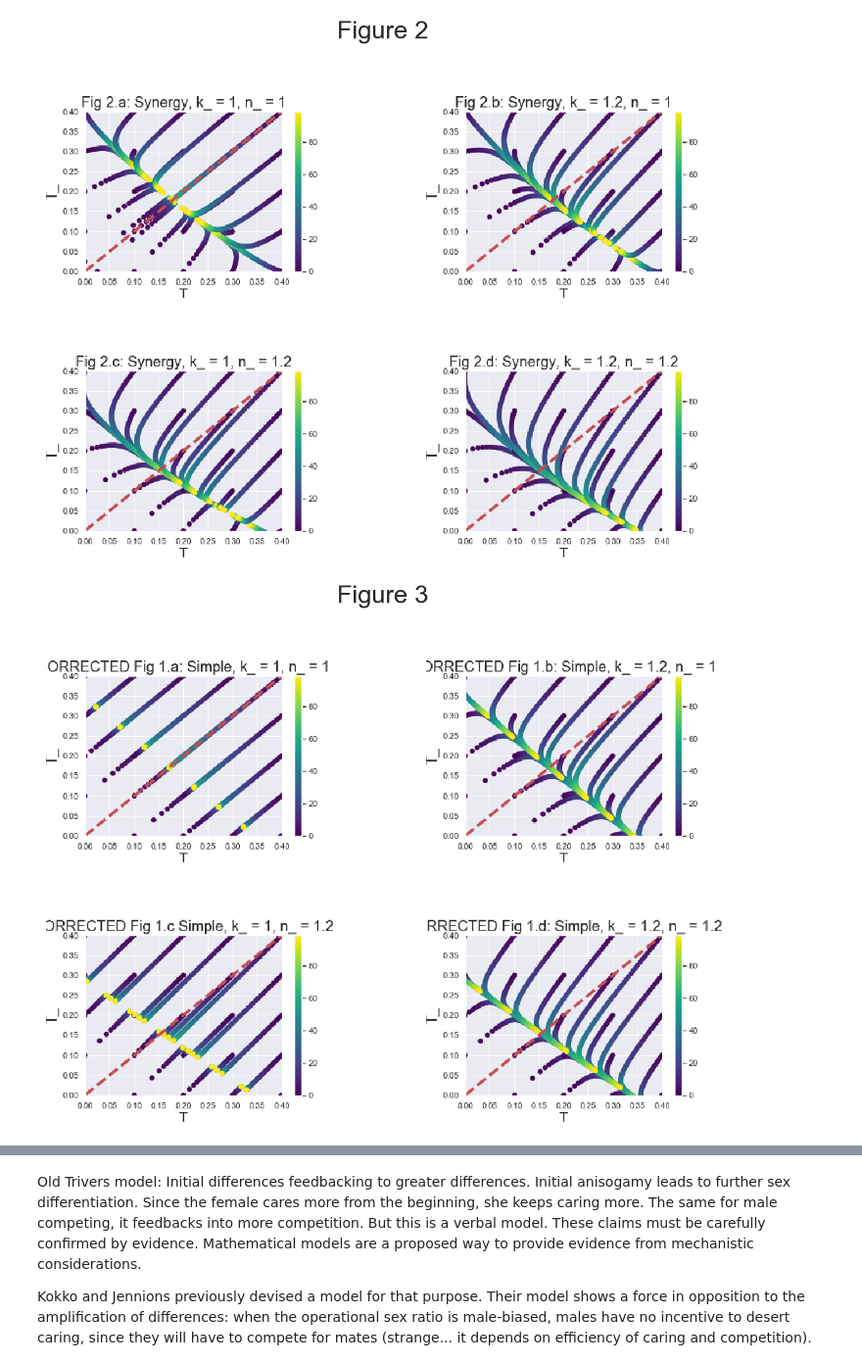
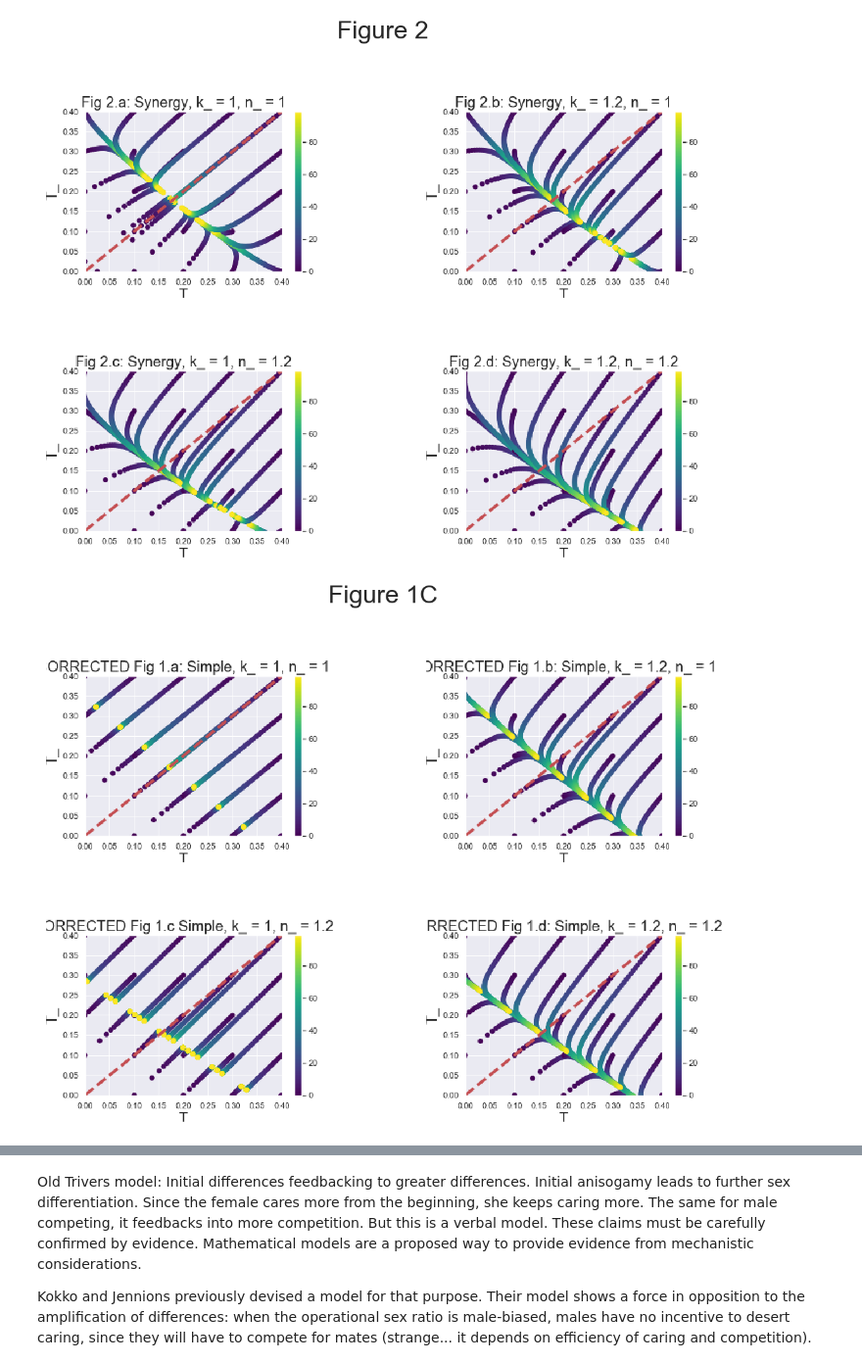
Before and after one commit to LR-GUI/My-Projects, a Jupyter notebook: Ecology/Ecology-Fromhage_Jennions_2016.ipynb, the cells around one changed output, grey strips where cells are left out. Shown at 98% size. Saved outputs shown, nothing was run; the diff lists cells and outputs as text; code cells hidden in the pictures.

```diff
--- a/Ecology/Ecology-Fromhage_Jennions_2016.ipynb
+++ b/Ecology/Ecology-Fromhage_Jennions_2016.ipynb
@@ -67,32 +94,32 @@ plt.show()
 # %%
 # Figure 1C
 
 fig2a, ax2 = plt.subplots(2,2, sharex=True, figsize=(20,14), )
-fig2a.suptitle('Figure 3', fontsize=40)
+fig2a.suptitle('Figure 1C', fontsize=40)
 
 image1 = plt.imread('a1C.png')
 im1 = ax2[0][0].imshow(image1)
 
 image2 = plt.imread('a2C.png')
 im2 = ax2[0][1].imshow(image2)
 
 image3 = plt.imread('a3C.png')
 im3 = ax2[1][0].imshow(image3)
 
 image4 = plt.imread('a4C.png')
 im4 = ax2[1][1].imshow(image4)
 
 ax2[0][1].xaxis.set_visible(False)
 ax2[1][0].xaxis.set_visible(False)
 ax2[1][1].xaxis.set_visible(False)
 ax2[0][0].xaxis.set_visible(False)
 
 ax2[0][1].yaxis.set_visible(False)
 ax2[1][0].yaxis.set_visible(False)
 ax2[1][1].yaxis.set_visible(False)
 ax2[0][0].yaxis.set_visible(False)
 
 plt.show()
 # %% [output]
-[figure, old version]
+[figure, new version]
 # %%
```
Also changed, not shown: parts of 2 cells of this notebook.
